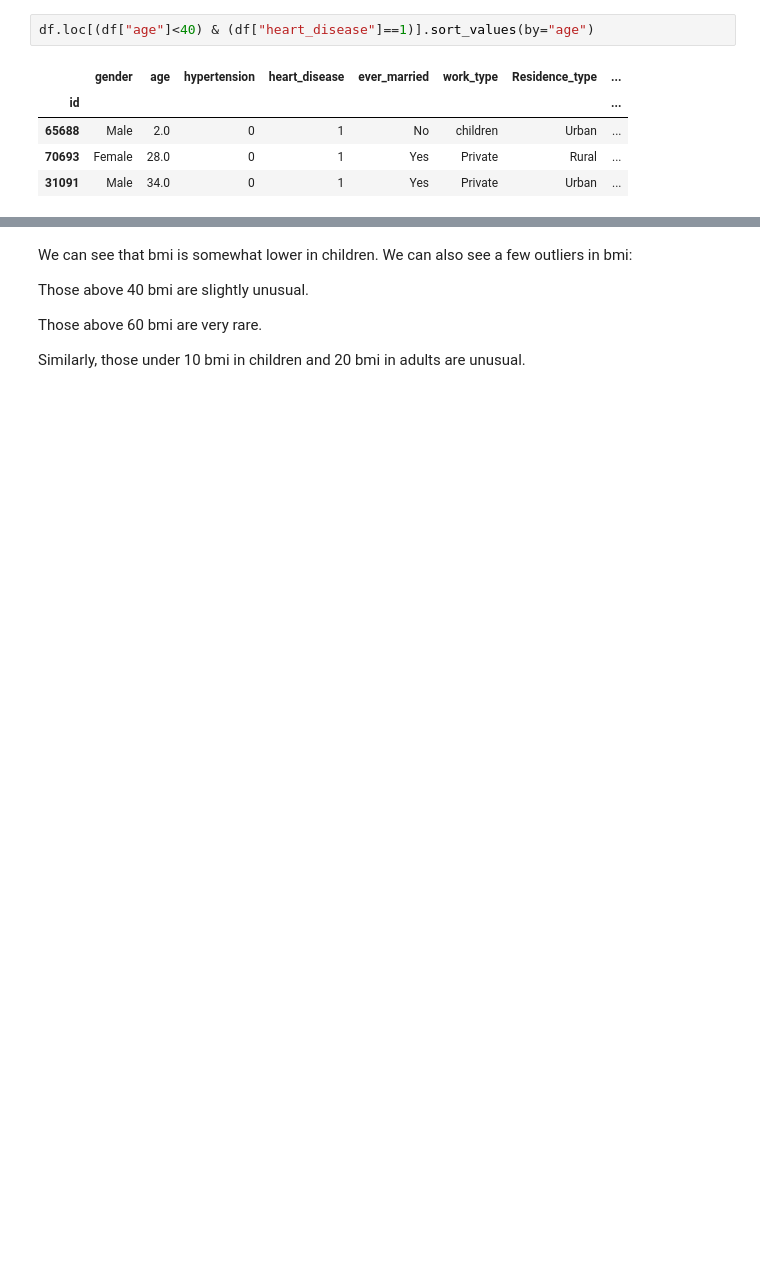
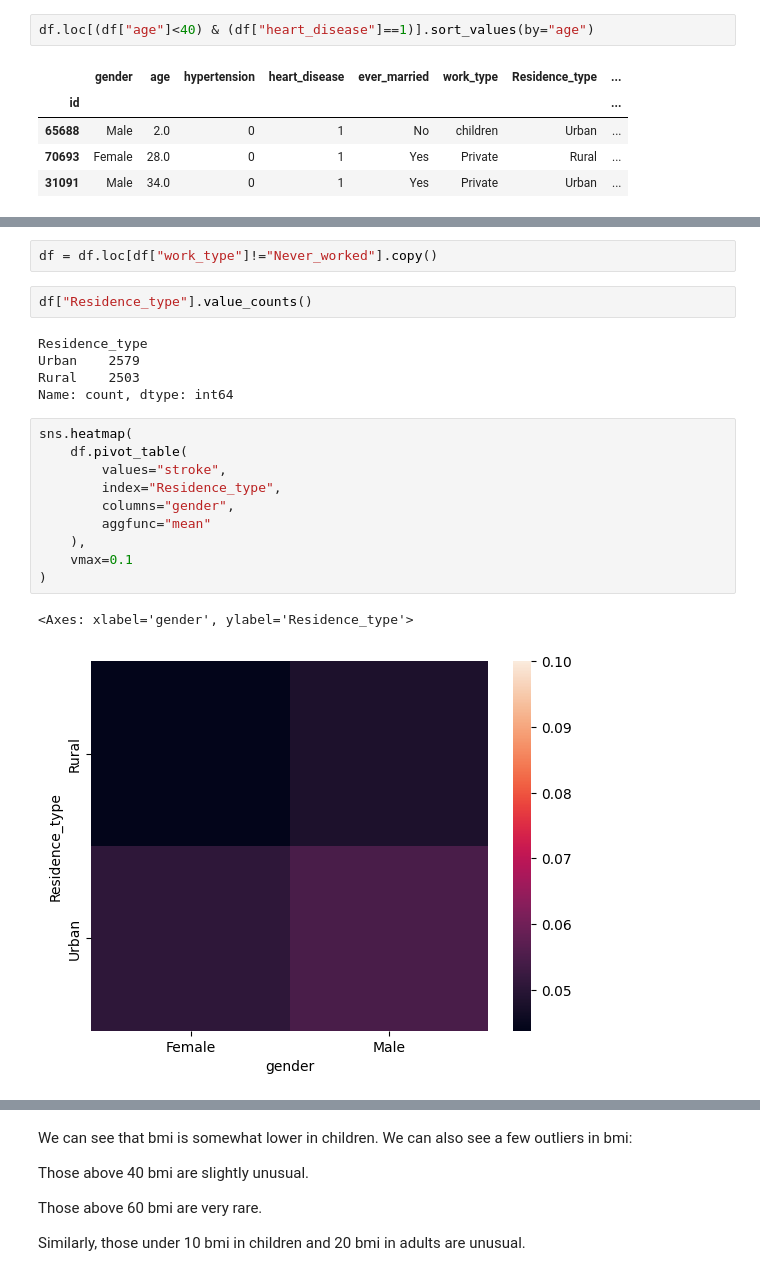
Before and after one commit to Yes-and/ml1-semestral-project, a Jupyter notebook: eda.ipynb, the cells around one changed output, grey strips where cells are left out. Saved outputs shown, nothing was run; the diff lists cells and outputs as text; blank space fills up the shorter version.

```diff
--- a/eda.ipynb
+++ b/eda.ipynb
@@ -338,0 +407,22 @@ df.pivot(
+# %%
+df = df.loc[df["work_type"]!="Never_worked"].copy()
+# %%
+df["Residence_type"].value_counts()
+# %% [output]
+Residence_type
+Urban    2579
+Rural    2503
+Name: count, dtype: int64
+# %%
+sns.heatmap(
+    df.pivot_table(
+        values="stroke",
+        index="Residence_type",
+        columns="gender",
+        aggfunc="mean"
+    ),
+    vmax=0.1
+)
+# %% [output]
+<Axes: xlabel='gender', ylabel='Residence_type'>
+[figure, added]
```
Also changed, not shown: parts of 39 cells of this notebook.
